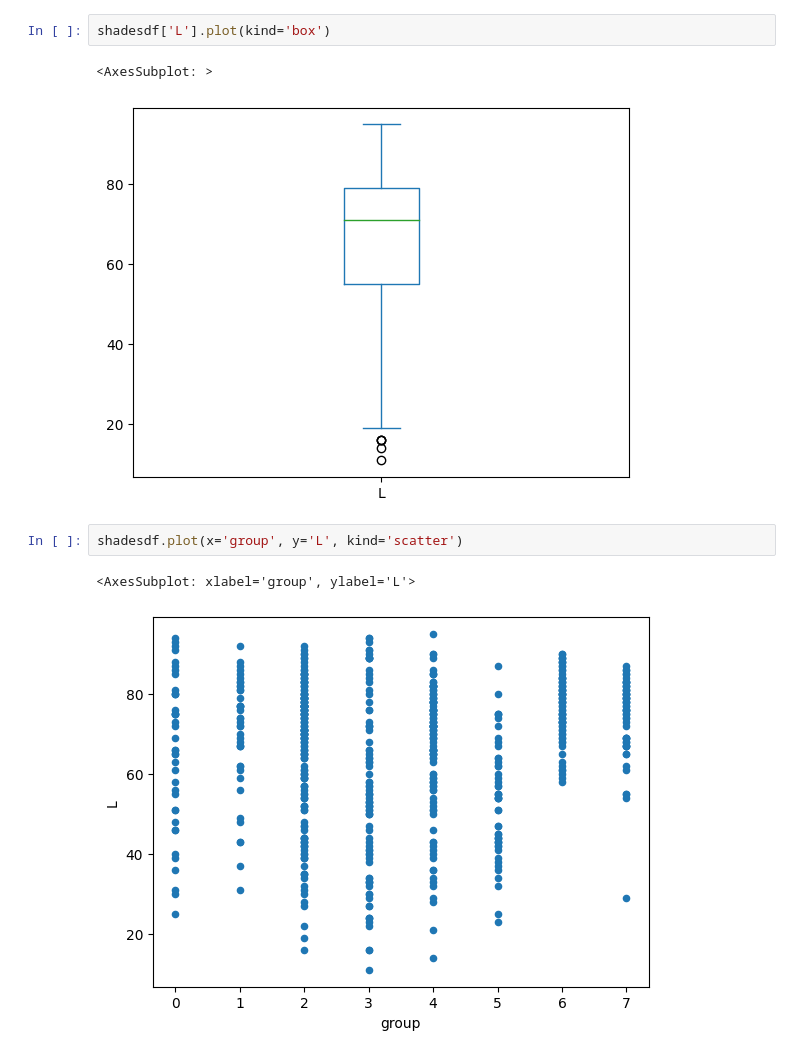
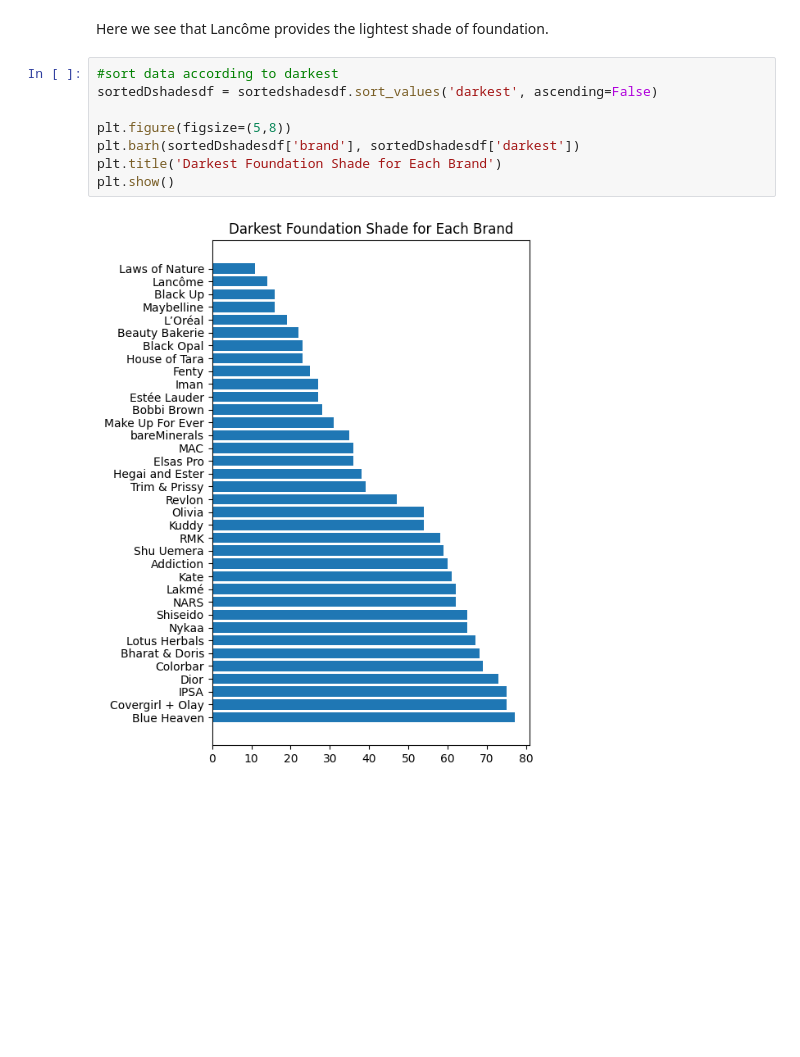
Before and after one commit to cassidytu/dh140, a Jupyter notebook: finalproject.ipynb, the cells around one changed output. Saved outputs shown, nothing was run; the diff lists cells and outputs as text; blank space fills up the shorter version.

```diff
--- a/finalproject.ipynb
+++ b/finalproject.ipynb
@@ -73,11 +167,13 @@ plt.show()
-# %%
-shadesdf['L'].plot(kind='box')
-# %% [output]
-<AxesSubplot: >
-[figure, removed]
-# %%
-shadesdf.plot(x='group', y='L', kind='scatter')
-# %% [output]
-<AxesSubplot: xlabel='group', ylabel='L'>
-[figure, removed]
+# %% [markdown]
+Here we see that Lancôme provides the lightest shade of foundation.
+# %%
+#sort data according to darkest
+sortedDshadesdf = sortedshadesdf.sort_values('darkest', ascending=False)
+
+plt.figure(figsize=(5,8))
+plt.barh(sortedDshadesdf['brand'], sortedDshadesdf['darkest'])
+plt.title('Darkest Foundation Shade for Each Brand')
+plt.show()
+# %% [output]
+[figure, added]
 # %% [markdown]
```
Also changed, not shown: parts of 26 cells of this notebook.
